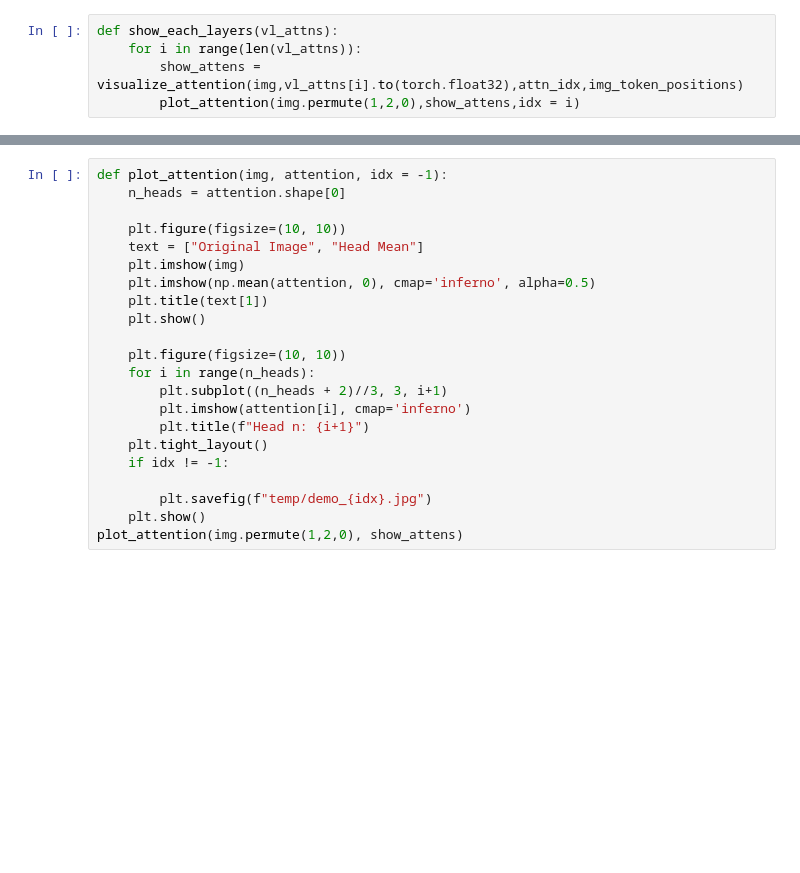
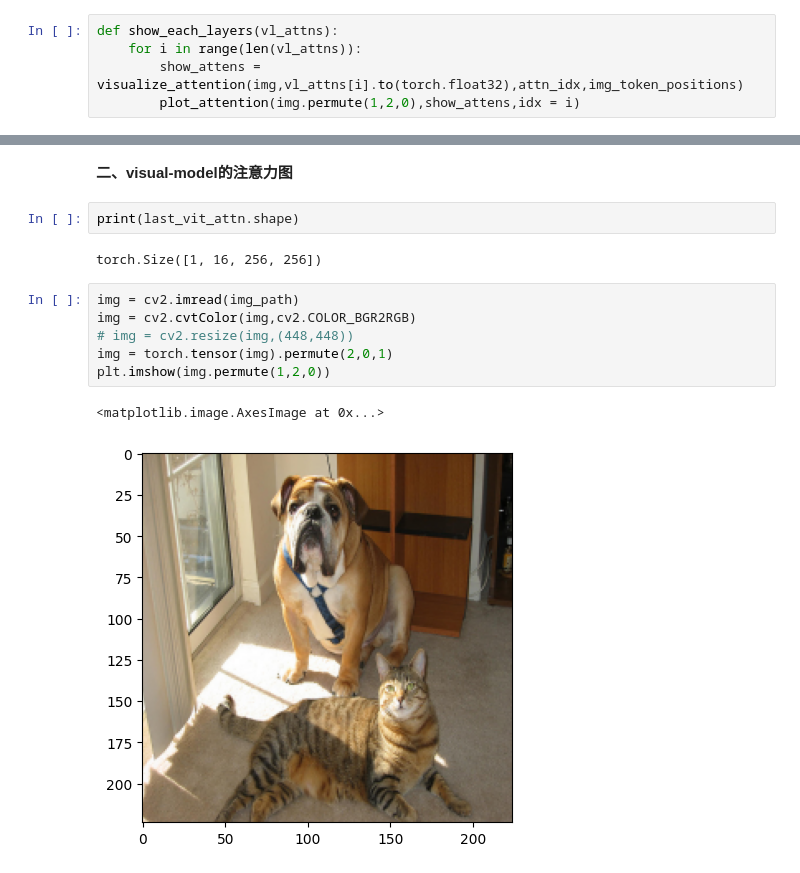
Before and after one commit to cuijunjie18/vit-visualize, a Jupyter notebook: qwen2.5vl.ipynb, the cells around one changed output, grey strips where cells are left out. Cells and saved outputs as stored; diff of their text form; blank space fills up the shorter version.

```diff
--- a/qwen2.5vl.ipynb
+++ b/qwen2.5vl.ipynb
@@ -164,22 +236,15 @@ Error:
-# %%
-def plot_attention(img, attention, idx = -1):
-    n_heads = attention.shape[0]
-
-    plt.figure(figsize=(10, 10))
-    text = ["Original Image", "Head Mean"]
-    plt.imshow(img)
-    plt.imshow(np.mean(attention, 0), cmap='inferno', alpha=0.5)
-    plt.title(text[1])
-    plt.show()
-
-    plt.figure(figsize=(10, 10))
-    for i in range(n_heads):
-        plt.subplot((n_heads + 2)//3, 3, i+1)
-        plt.imshow(attention[i], cmap='inferno')
-        plt.title(f"Head n: {i+1}")
-    plt.tight_layout()
-    if idx != -1:
-
-        plt.savefig(f"temp/demo_{idx}.jpg")
-    plt.show()
-plot_attention(img.permute(1,2,0), show_attens)
+# %% [markdown]
+**二、visual-model的注意力图**
+# %%
+print(last_vit_attn.shape)
+# %% [output]
+torch.Size([1, 16, 256, 256])
+# %%
+img = cv2.imread(img_path)
+img = cv2.cvtColor(img,cv2.COLOR_BGR2RGB)
+# img = cv2.resize(img,(448,448))
+img = torch.tensor(img).permute(2,0,1)
+plt.imshow(img.permute(1,2,0))
+# %% [output]
+<matplotlib.image.AxesImage at 0x...>
+[figure, added]
```
Also changed, not shown: parts of 15 cells of this notebook, 11 other files.
